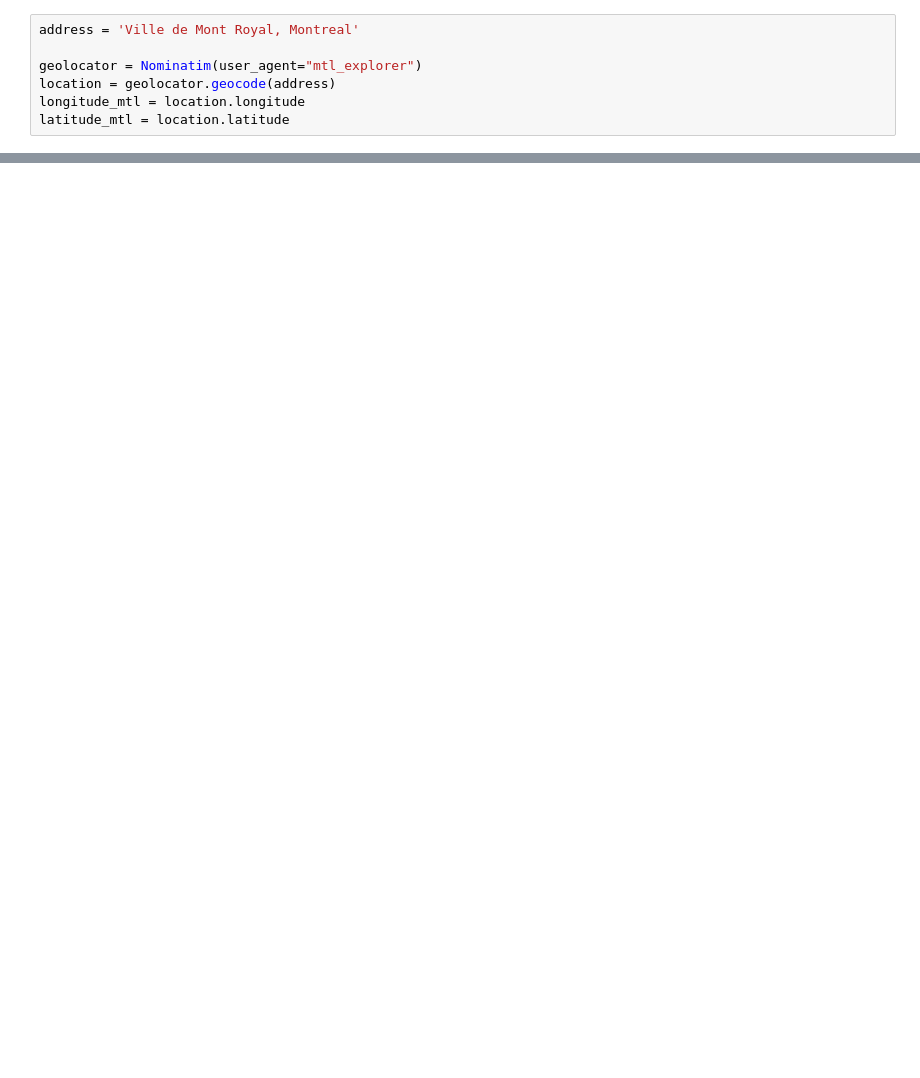
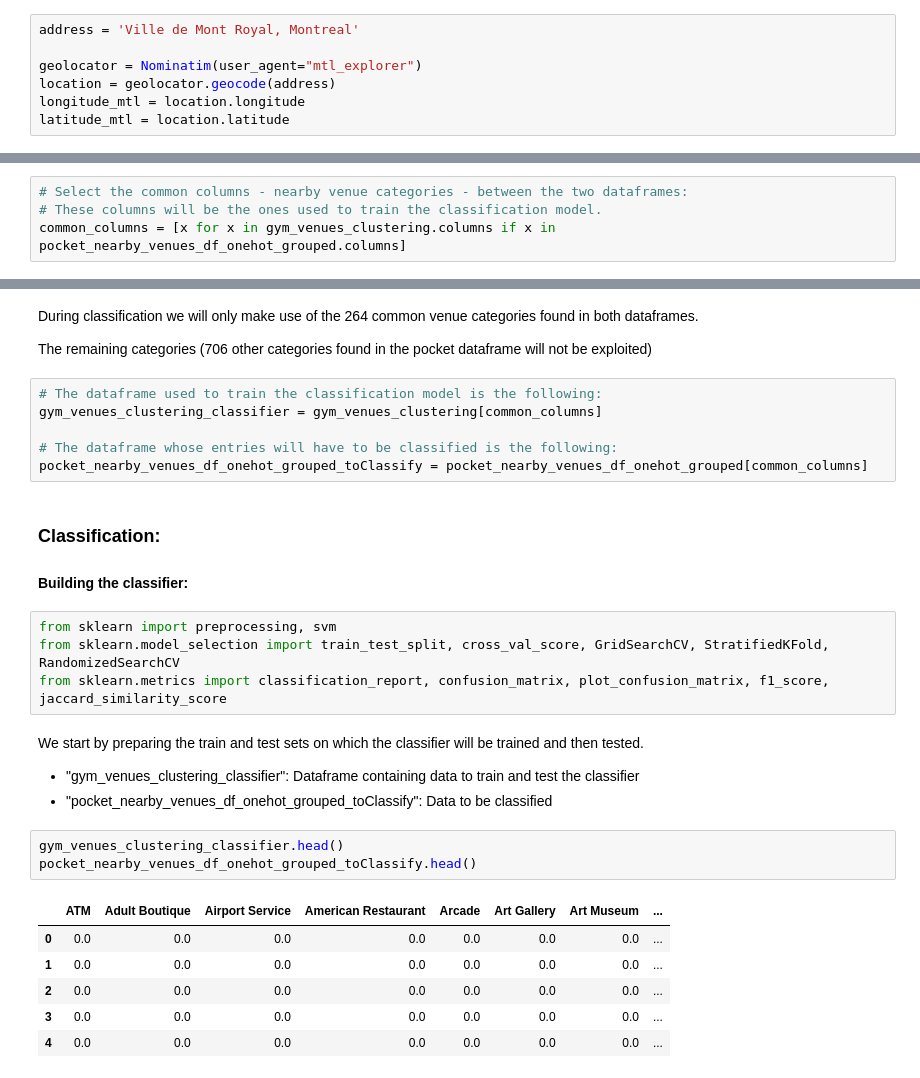
Before and after one commit to mobench/Coursera_Capstone, a Jupyter notebook: Gym_area_analysis/Gym_area_analysis.ipynb, the cells around one changed output, grey strips where cells are left out. Drawn from its saved outputs; the diff is of its cells as text; blank space fills up the shorter version.

```diff
--- a/Gym_area_analysis/Gym_area_analysis.ipynb
+++ b/Gym_area_analysis/Gym_area_analysis.ipynb
@@ -1108,0 +1108,4 @@ pockets_most_common_venues.head(100)
+# %%
+# Select the common columns - nearby venue categories - between the two dataframes:
+# These columns will be the ones used to train the classification model.
+common_columns = [x for x in gym_venues_clustering.columns if x in pocket_nearby_venues_df_onehot_grouped.columns]
@@ -1108,0 +1120,32 @@ pockets_most_common_venues.head(100)
+# %% [markdown]
+During classification we will only make use of the 264 common venue categories found in both dataframes.
+
+The remaining categories (706 other categories found in the pocket dataframe will not be exploited)
+# %%
+# The dataframe used to train the classification model is the following:
+gym_venues_clustering_classifier = gym_venues_clustering[common_columns]
+
+# The dataframe whose entries will have to be classified is the following:
+pocket_nearby_venues_df_onehot_grouped_toClassify = pocket_nearby_venues_df_onehot_grouped[common_columns]
+# %% [markdown]
+### Classification:
+#### Building the classifier:
+# %%
+from sklearn import preprocessing, svm
+from sklearn.model_selection import train_test_split, cross_val_score, GridSearchCV, StratifiedKFold, RandomizedSearchCV
+from sklearn.metrics import classification_report, confusion_matrix, plot_confusion_matrix, f1_score, jaccard_similarity_score
+# %% [markdown]
+We start by preparing the train and test sets on which the classifier will be trained and then tested.
+
+* "gym_venues_clustering_classifier": Dataframe containing data to train and test the classifier
+* "pocket_nearby_venues_df_onehot_grouped_toClassify": Data to be classified
+# %%
+gym_venues_clustering_classifier.head()
+pocket_nearby_venues_df_onehot_grouped_toClassify.head()
+# %% [output]
+|  | ATM | Adult Boutique | Airport Service | American Restaurant | Arcade | Art Gallery | Art Museum | ... |
+| 0 | 0.0 | 0.0 | 0.0 | 0.0 | 0.0 | 0.0 | 0.0 | ... |
+| 1 | 0.0 | 0.0 | 0.0 | 0.0 | 0.0 | 0.0 | 0.0 | ... |
+| 2 | 0.0 | 0.0 | 0.0 | 0.0 | 0.0 | 0.0 | 0.0 | ... |
+| 3 | 0.0 | 0.0 | 0.0 | 0.0 | 0.0 | 0.0 | 0.0 | ... |
+| 4 | 0.0 | 0.0 | 0.0 | 0.0 | 0.0 | 0.0 | 0.0 | ... |
```
Also changed, not shown: parts of 55 cells of this notebook, 3 other files.
